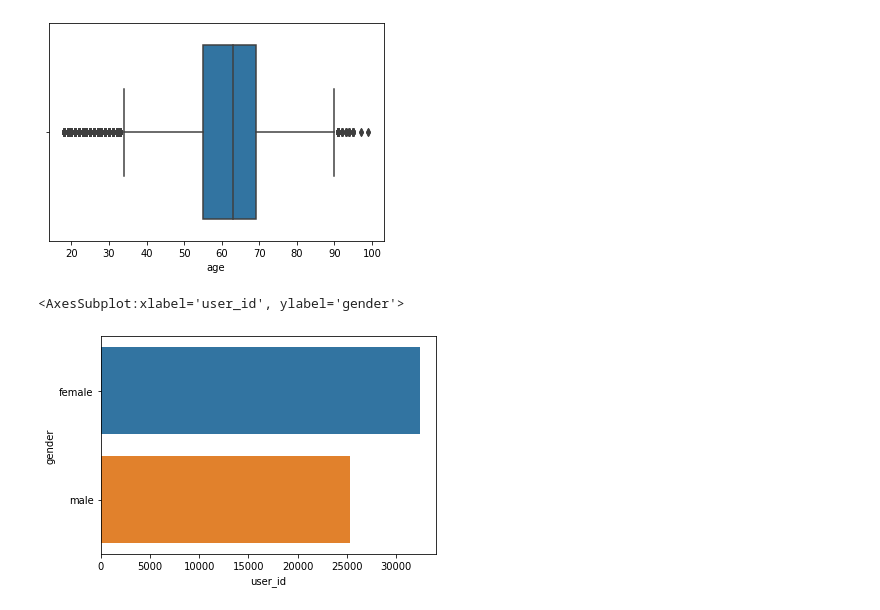
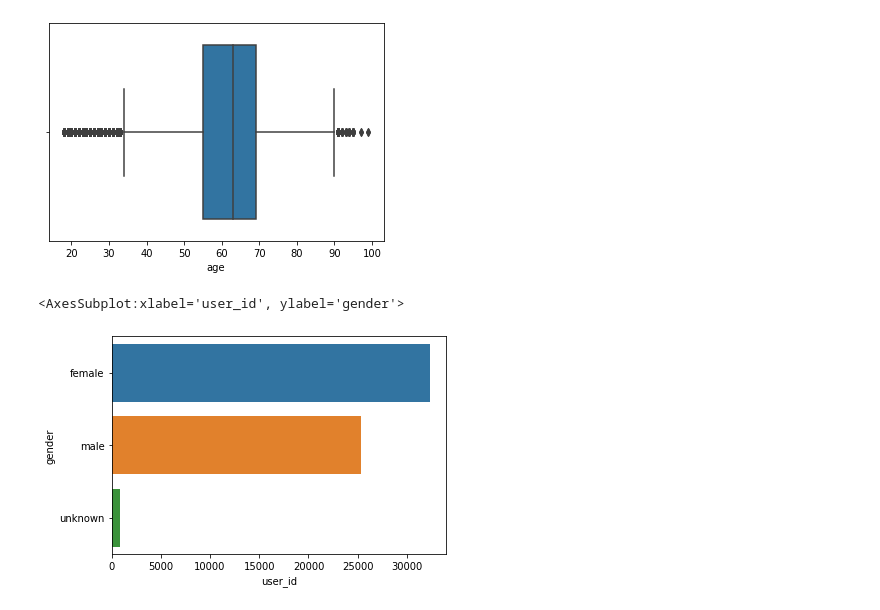
Before and after one commit to farnezola/lab_analytics, a Jupyter notebook: lab_analytics_2015_2021.ipynb, the cells around one changed output. Cells and saved outputs as stored; diff of their text form; code cells hidden in the pictures.

```diff
--- a/lab_analytics_2015_2021.ipynb
+++ b/lab_analytics_2015_2021.ipynb
@@ -71,0 +89,9 @@ array(['KRAS', 'NRAS', 'BRAF', 'MSI', 'HER2_cnv', 'EGFR', 'MDM2', 'ALK',
+# %%
+# make corrections in diagnoses names
+
+
+df['diagnosis'] = df.diagnosis.replace({'F2/F5screen': 'F2/F5_screen', 'headandneck': 'head_and_neck',
+                                        'uvealmelanoma': 'uveal_melanoma', 'salivary_gland': 'salivary_gland',
+                                        'lacrimalgland': 'lacrimal_gland'})
+
+df.diagnosis.unique()
@@ -100,8 +134,8 @@ sns.boxplot(x = df.age)
 # %%
 # gender distribution
 
-df_gender = df.query('gender!="unknown"').groupby('gender', as_index=False).nunique()
+df_gender = df.groupby('gender', as_index=False).nunique()
 sns.barplot(x='user_id', y='gender', data=df_gender)
 # %% [output]
 <AxesSubplot:xlabel='user_id', ylabel='gender'>
-[figure, old version]
+[figure, new version]
```
Also changed, not shown: parts of 13 cells of this notebook.
